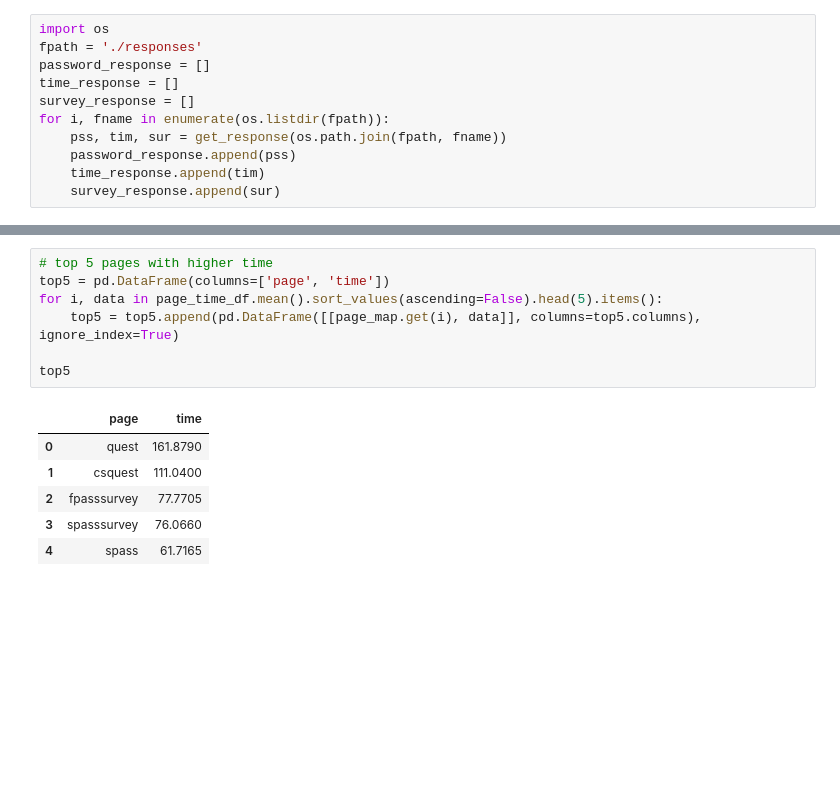
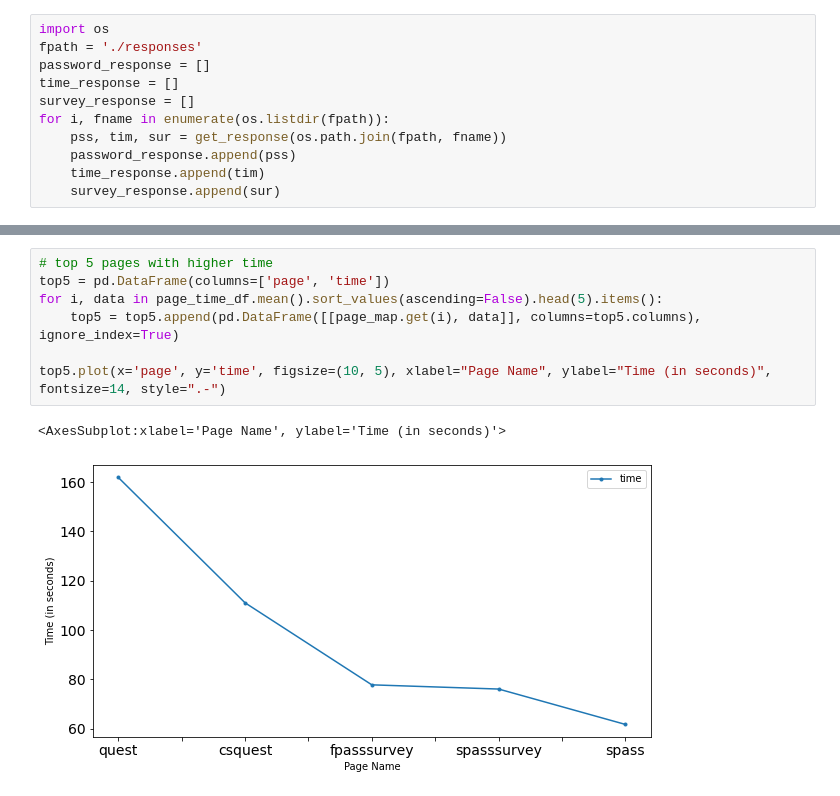
Before and after one commit to rizupaudel/designStudy, a Jupyter notebook: data/analysis.ipynb, the cells around one changed output, grey strips where cells are left out. Cells and saved outputs as stored; diff of their text form; blank space fills up the shorter version.

```diff
--- a/data/analysis.ipynb
+++ b/data/analysis.ipynb
@@ -88,15 +95,11 @@ page_time_df.sort_index(axis=1, key=lambda x: x.astype(int))
 # %%
 # top 5 pages with higher time
 top5 = pd.DataFrame(columns=['page', 'time'])
 for i, data in page_time_df.mean().sort_values(ascending=False).head(5).items():
     top5 = top5.append(pd.DataFrame([[page_map.get(i), data]], columns=top5.columns), ignore_index=True)
 
-top5
+top5.plot(x='page', y='time', figsize=(10, 5), xlabel="Page Name", ylabel="Time (in seconds)", fontsize=14, style=".-")
 # %% [output]
-|  | page | time |
-| 0 | quest | 161.8790 |
-| 1 | csquest | 111.0400 |
-| 2 | fpasssurvey | 77.7705 |
-| 3 | spasssurvey | 76.0660 |
-| 4 | spass | 61.7165 |
+<AxesSubplot:xlabel='Page Name', ylabel='Time (in seconds)'>
+[figure, added]
 # %%
```
Also changed, not shown: parts of 10 cells of this notebook, 7 other files.
